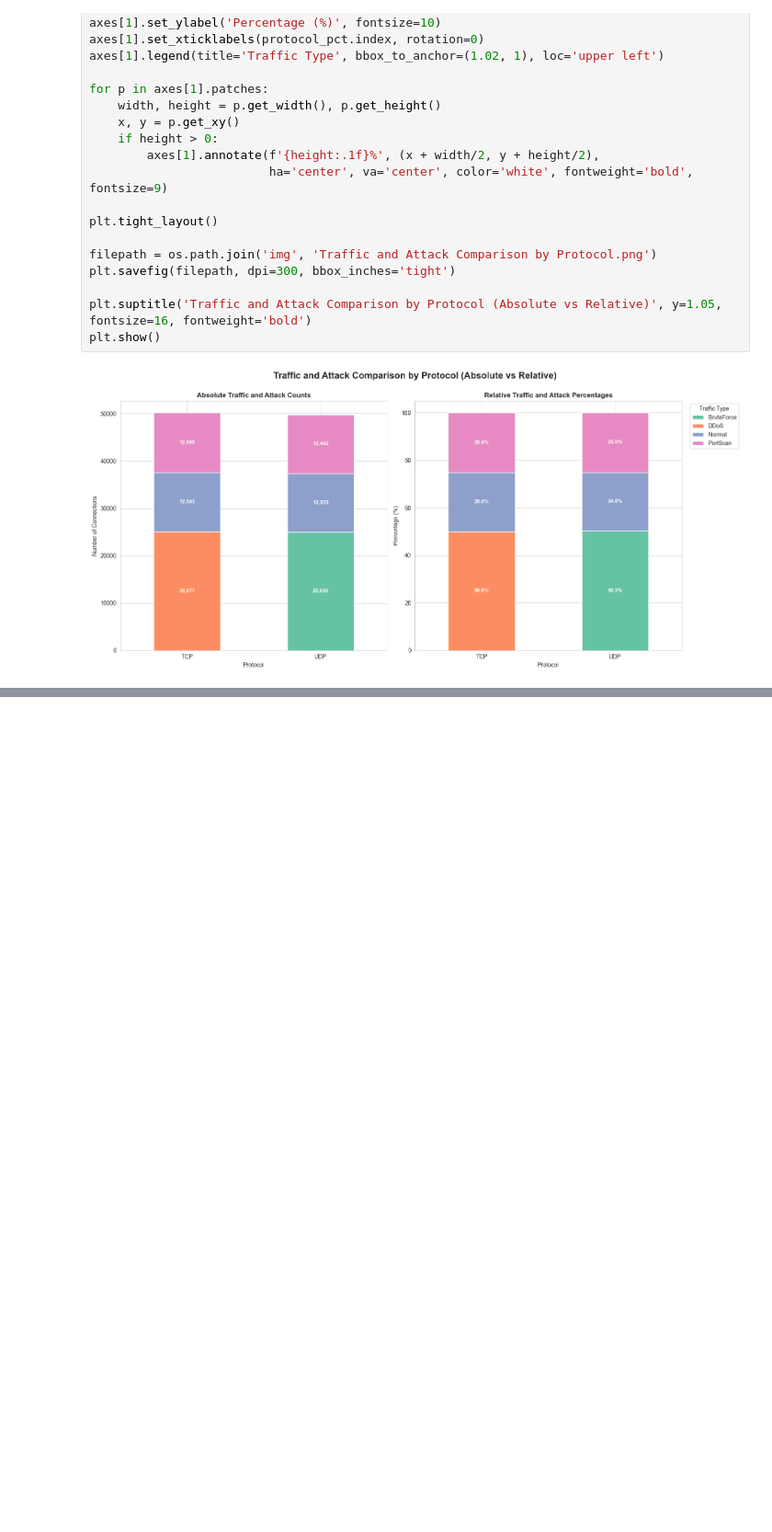
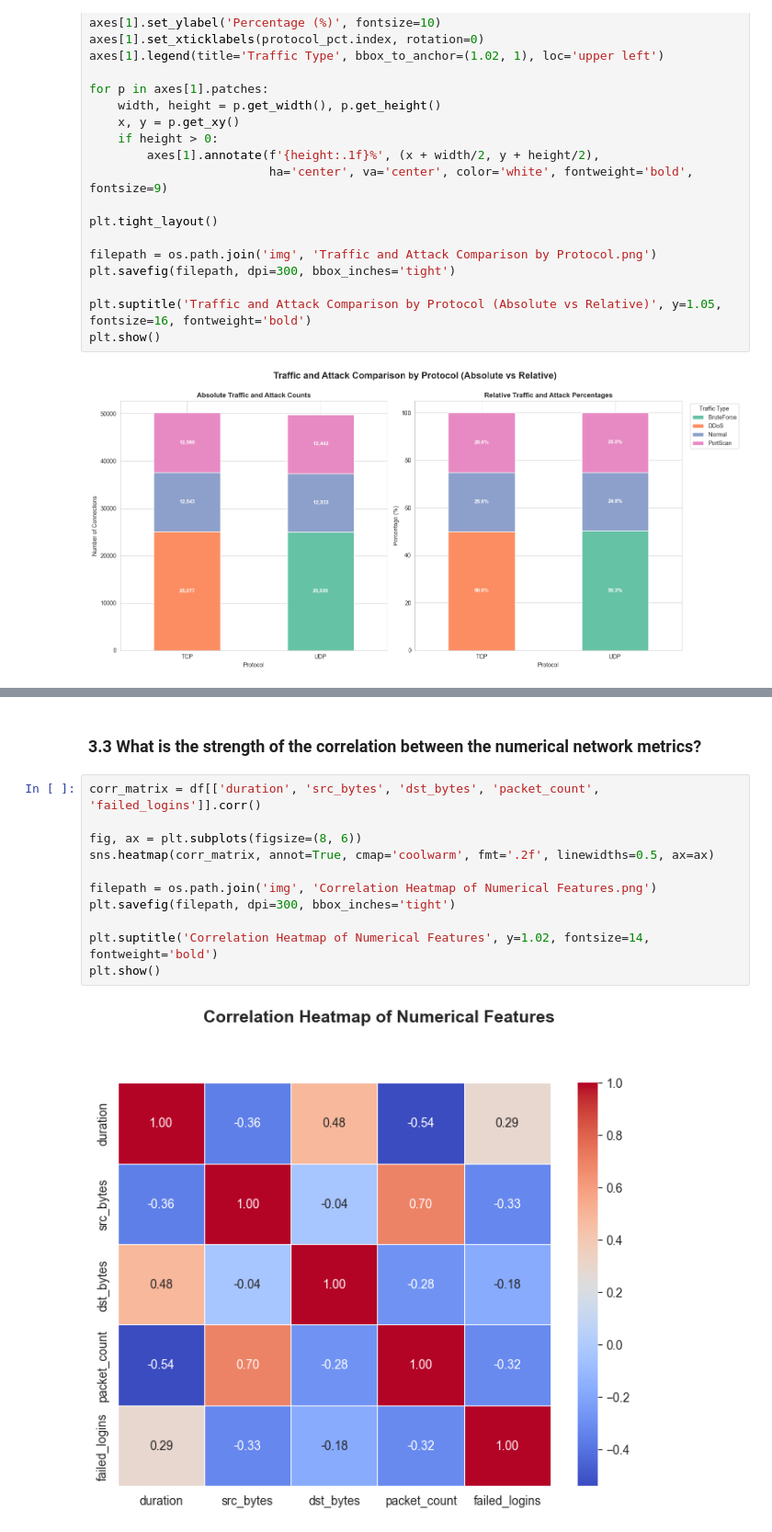
Before and after one commit to fathirrizkifadillah/Cyber-Security-Attack, a Jupyter notebook: main.ipynb, the cells around one changed output, grey strips where cells are left out. Shown at 92% size. Drawn from its saved outputs; the diff is of its cells as text; blank space fills up the shorter version.

Commit message:
Correlation Heatmap of Numerical Features

```diff
--- a/main.ipynb
+++ b/main.ipynb
@@ -620,0 +640,15 @@ plt.show()
+# %% [markdown]
+### 3.3 What is the strength of the correlation between the numerical network metrics?
+# %%
+corr_matrix = df[['duration', 'src_bytes', 'dst_bytes', 'packet_count', 'failed_logins']].corr()
+
+fig, ax = plt.subplots(figsize=(8, 6))
+sns.heatmap(corr_matrix, annot=True, cmap='coolwarm', fmt='.2f', linewidths=0.5, ax=ax)
+
+filepath = os.path.join('img', 'Correlation Heatmap of Numerical Features.png')
+plt.savefig(filepath, dpi=300, bbox_inches='tight')
+
+plt.suptitle('Correlation Heatmap of Numerical Features', y=1.02, fontsize=14, fontweight='bold')
+plt.show()
+# %% [output]
+[figure, added]
```
Also changed, not shown: parts of 2 cells of this notebook, 1 other file.
